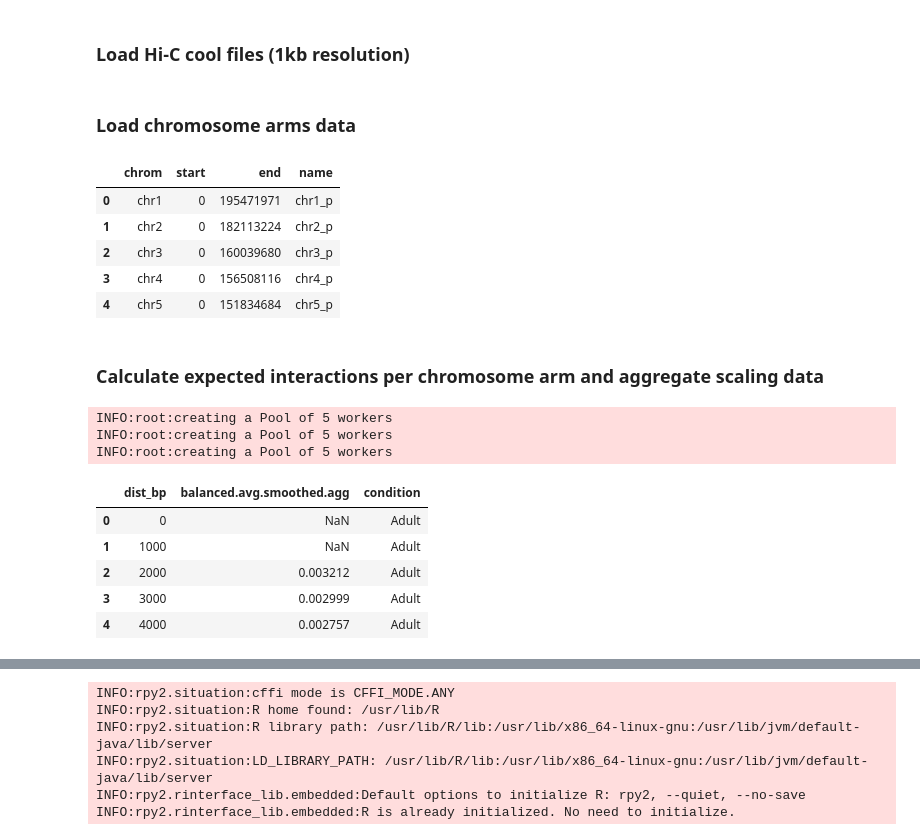
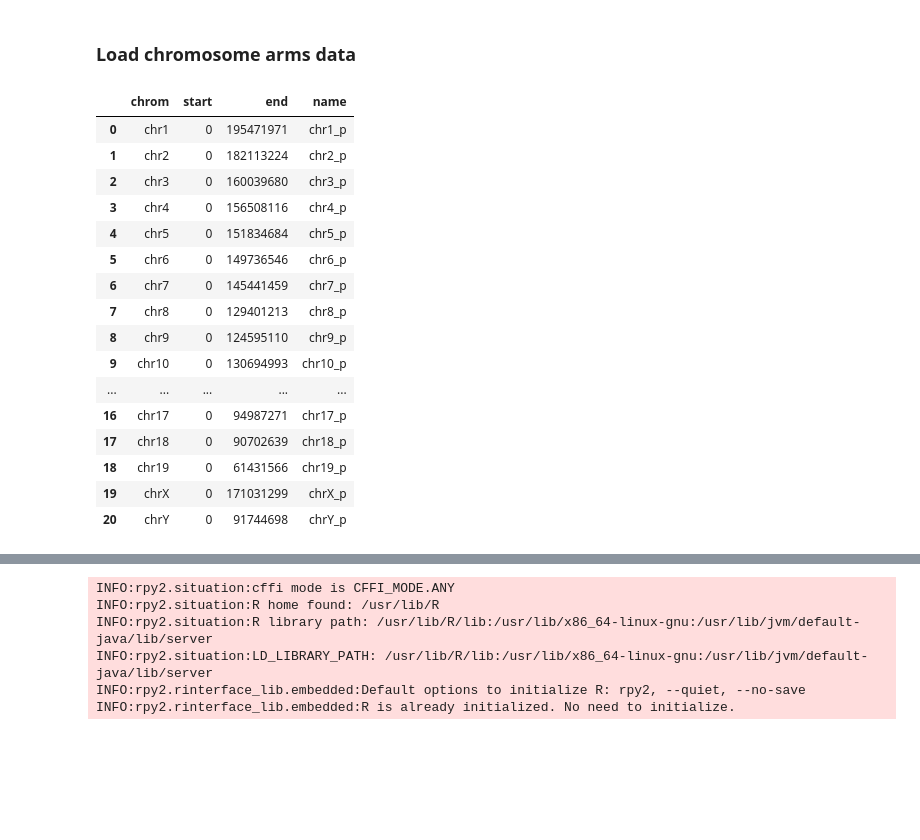
Before and after one commit to SIRT6/Sirt6_hic_paper, a Jupyter notebook: code_HiC/Figure1_scalings.ipynb, the cells around one changed output, grey strips where cells are left out. Drawn from its saved outputs; the diff is of its cells as text; code cells hidden in the pictures; blank space fills up the shorter version.

```diff
--- a/code_HiC/Figure1_scalings.ipynb
+++ b/code_HiC/Figure1_scalings.ipynb
@@ -26,5 +26,3 @@ if version.parse(cooltools.__version__) < version.parse('0.5.2'):
                          "please check your cooltools version and update to the latest")
 
 num_cpus = 5
-# %% [markdown]
-### Load Hi-C cool files (1kb resolution)
@@ -38,13 +30,22 @@ clrs = {
 ### Load chromosome arms data
 # %%
 mm10_arms = pd.read_csv('mm10_arms.csv', index_col=0)
-mm10_arms.head(5)
+mm10_arms.head(30)
 # %% [output]
 |  | chrom | start | end | name |
 | 0 | chr1 | 0 | 195471971 | chr1_p |
 | 1 | chr2 | 0 | 182113224 | chr2_p |
 | 2 | chr3 | 0 | 160039680 | chr3_p |
 | 3 | chr4 | 0 | 156508116 | chr4_p |
 | 4 | chr5 | 0 | 151834684 | chr5_p |
+| 5 | chr6 | 0 | 149736546 | chr6_p |
+| 6 | chr7 | 0 | 145441459 | chr7_p |
+| 7 | chr8 | 0 | 129401213 | chr8_p |
+| 8 | chr9 | 0 | 124595110 | chr9_p |
+| 9 | chr10 | 0 | 130694993 | chr10_p |
+| ... | ... | ... | ... | ... |
+| 16 | chr17 | 0 | 94987271 | chr17_p |
+| 17 | chr18 | 0 | 90702639 | chr18_p |
+| 18 | chr19 | 0 | 61431566 | chr19_p |
+| 19 | chrX | 0 | 171031299 | chrX_p |
+| 20 | chrY | 0 | 91744698 | chrY_p |
-# %% [markdown]
-### Calculate expected interactions per chromosome arm and aggregate scaling data
@@ -74,7 +51,0 @@ def process_cooler(clr, name):
-# %%
-for name, clr in clrs.items():
-    process_cooler(clr, name)
-# %% [output]
-INFO:root:creating a Pool of 5 workers
-INFO:root:creating a Pool of 5 workers
-INFO:root:creating a Pool of 5 workers
@@ -88,9 +51,0 @@ combined_df = pd.concat(
-# %%
-combined_df.head(5)
-# %% [output]
-|  | dist_bp | balanced.avg.smoothed.agg | condition |
-| 0 | 0 | NaN | Adult |
-| 1 | 1000 | NaN | Adult |
-| 2 | 2000 | 0.003212 | Adult |
-| 3 | 3000 | 0.002999 | Adult |
-| 4 | 4000 | 0.002757 | Adult |
```
Also changed, not shown: parts of 38 cells of this notebook.
